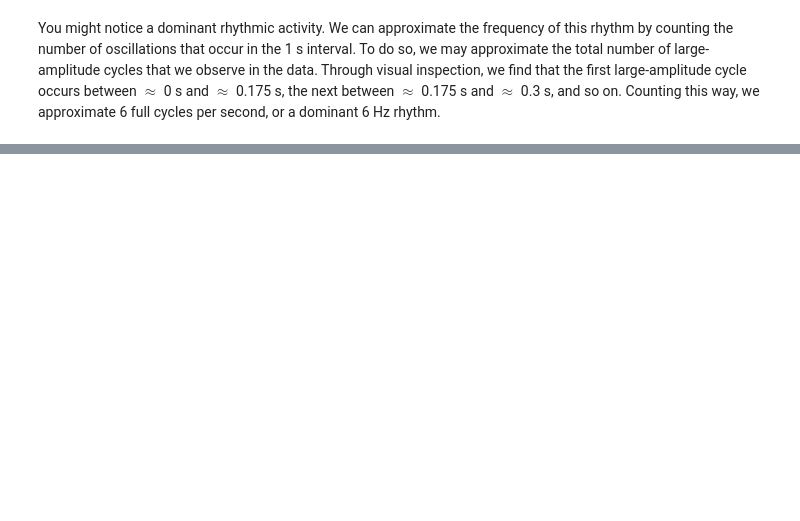
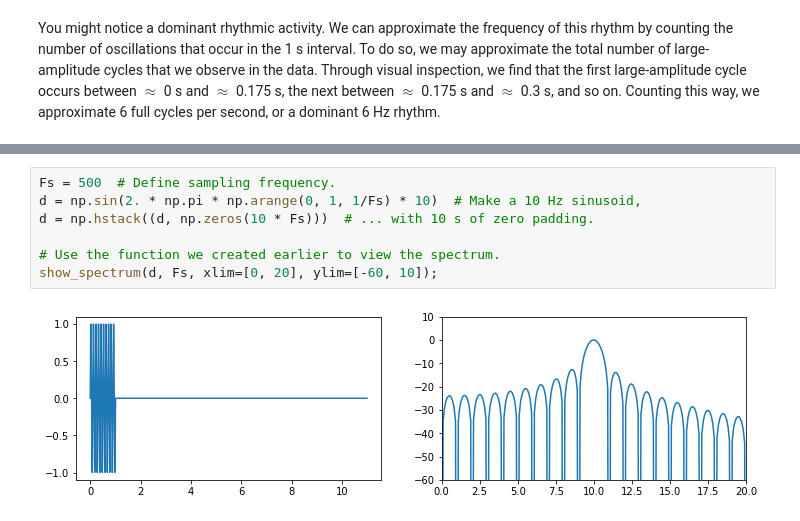
Before and after one commit to Mark-Kramer/Case-Studies-Python, a Jupyter notebook: content/04/ecog-rhythms.ipynb, the cells around one changed output, grey strips where cells are left out. Drawn from its saved outputs; the diff is of its cells as text; blank space fills up the shorter version.

```diff
--- a/content/04/ecog-rhythms.ipynb
+++ b/content/04/ecog-rhythms.ipynb
@@ -175,0 +320,9 @@ show()
+# %%
+Fs = 500  # Define sampling frequency.
+d = np.sin(2. * np.pi * np.arange(0, 1, 1/Fs) * 10)  # Make a 10 Hz sinusoid,
+d = np.hstack((d, np.zeros(10 * Fs)))  # ... with 10 s of zero padding.
+
+# Use the function we created earlier to view the spectrum.
+show_spectrum(d, Fs, xlim=[0, 20], ylim=[-60, 10]);
+# %% [output]
+[figure, added]
```
Also changed, not shown: parts of 68 cells of this notebook, 18 other files.
